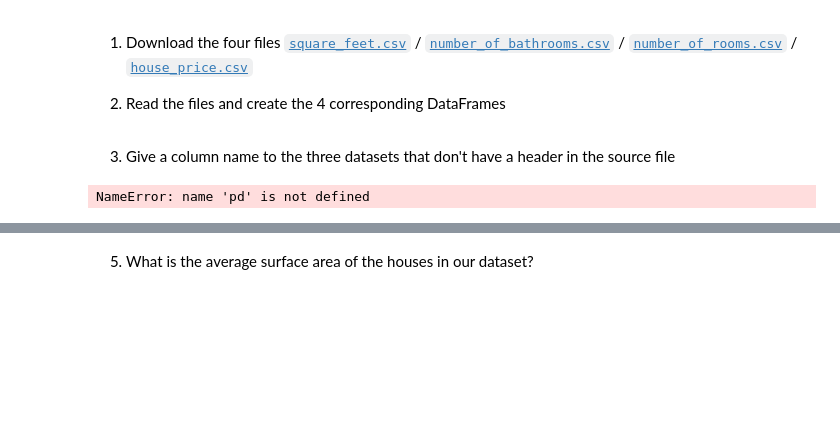
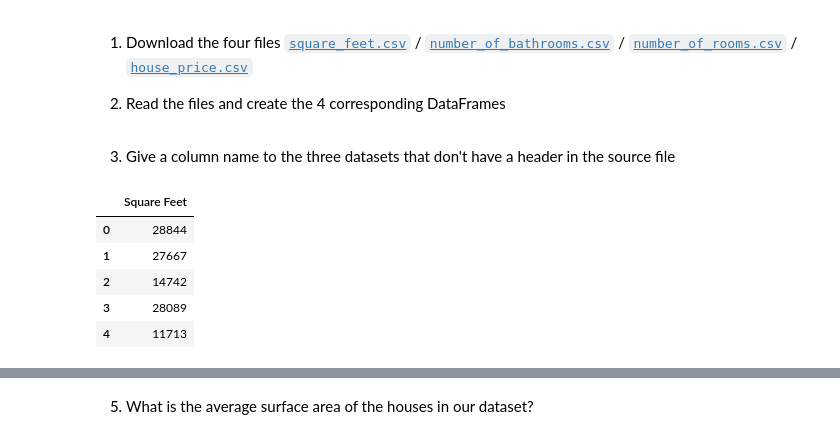
Before and after one commit to thibautgnt/Efrei_Python, a Jupyter notebook: Pandas/02-House_market.ipynb, the cells around one changed output, grey strips where cells are left out. Drawn from its saved outputs; the diff is of its cells as text; code cells hidden in the pictures; blank space fills up the shorter version.

```diff
--- a/Pandas/02-House_market.ipynb
+++ b/Pandas/02-House_market.ipynb
@@ -18,6 +18,13 @@ house_price_df = pd.read_csv('house_price.csv')
 # %%
 square_feet_df = pd.read_csv('superficie.csv', names=['Square Feet'])
 number_of_bathrooms_df = pd.read_csv('nombre_de_sdb.csv', names=['Number of Bathrooms'])
 number_of_rooms_df = pd.read_csv('nombre_de_chambres.csv', names=['Number of Rooms'])
+house_price_df = pd.read_csv('house_price.csv', names=['House Price'])
+square_feet_df.head()
 # %% [output]
-NameError: name 'pd' is not defined
+|  | Square Feet |
+| 0 | 28844 |
+| 1 | 27667 |
+| 2 | 14742 |
+| 3 | 28089 |
+| 4 | 11713 |
```
Also changed, not shown: parts of 18 cells of this notebook.
